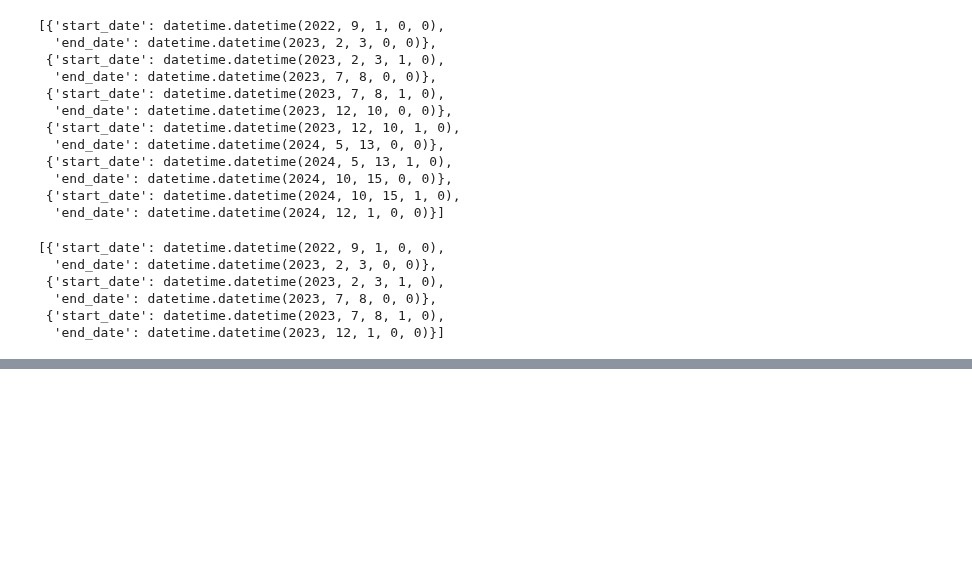
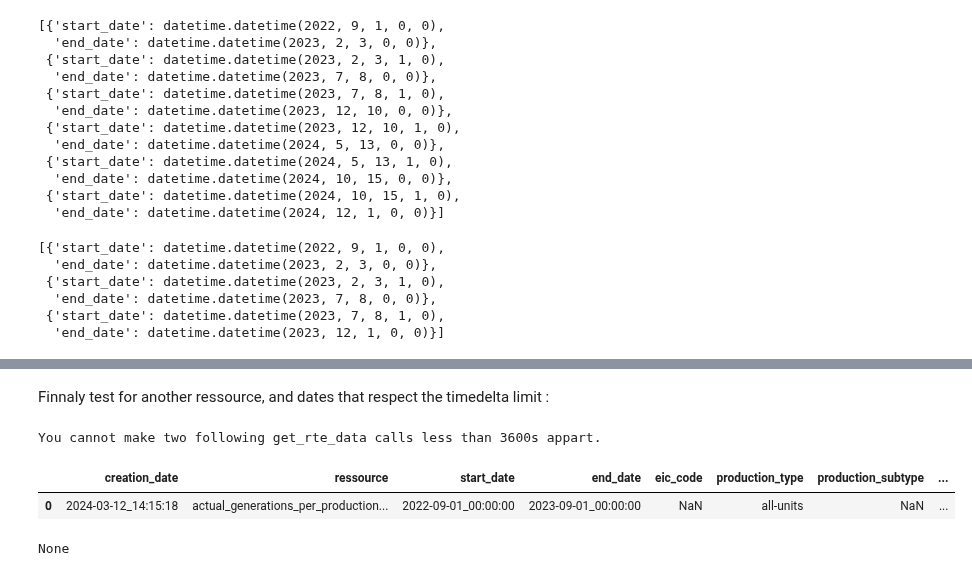
Before and after one commit to DridrM/renewable-energy-forecast, a Jupyter notebook: notebooks/get_data.ipynb, the cells around one changed output, grey strips where cells are left out. Saved outputs shown, nothing was run; the diff lists cells and outputs as text; code cells hidden in the pictures; blank space fills up the shorter version.

```diff
--- a/notebooks/get_data.ipynb
+++ b/notebooks/get_data.ipynb
@@ -173,0 +339,30 @@ slice_dates(ressource_nb,
+# %% [markdown]
+Finnaly test for another ressource, and dates that respect the timedelta limit :
+# %%
+# Set the params
+ressource_nb = 2
+start_date = "2022-09-01 00:00:00"
+end_date = "2022-10-01 00:00:00"
+eic_code = "17W0000014455651"
+production_type = None
+production_subtype = None
+
+# Call the function
+solar_generation_df = get_rte_data(ressource_nb = ressource_nb,
+                                   start_date = start_date,
+                                   end_date = end_date,
+                                   eic_code = eic_code,
+                                   production_type = production_type,
+                                   production_subtype = production_subtype)
+
+# Display the register to verify that it was filled correctly
+register = read_register()
+display(register)
+
+# Display the data
+display(solar_generation_df)
+# %% [output]
+You cannot make two following get_rte_data calls less than 3600s appart.
+|  | creation_date | ressource | start_date | end_date | eic_code | production_type | production_subtype | ... |
+| 0 | 2024-03-12_14:15:18 | actual_generations_per_production... | 2022-09-01_00:00:00 | 2023-09-01_00:00:00 | NaN | all-units | NaN | ... |
+None
```
Also changed, not shown: parts of 13 cells of this notebook, 4 other files.
